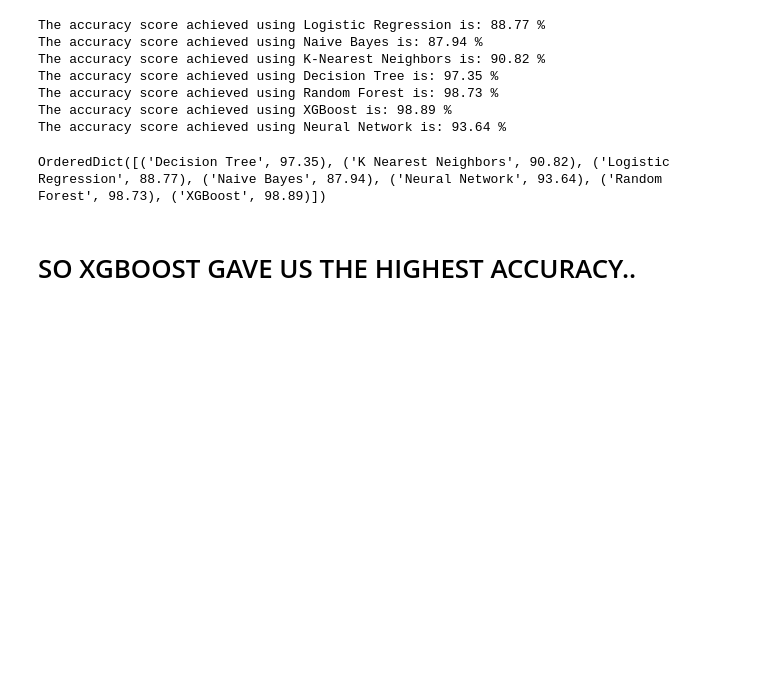
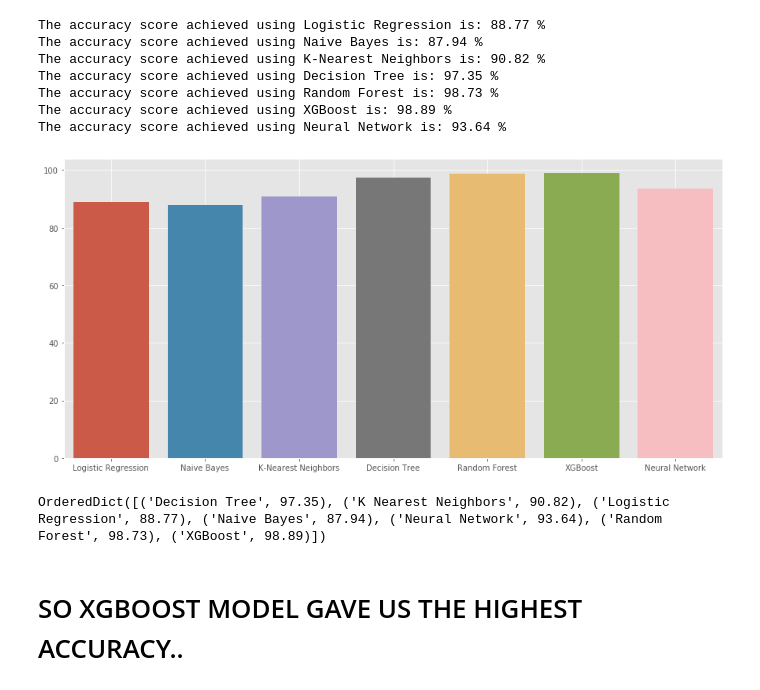
Before and after one commit to Rahul1582/Bank-Loan-Classification, a Jupyter notebook: Bank Loan Classification.ipynb, the cells around one changed output. Cells and saved outputs as stored; diff of their text form; code cells hidden in the pictures; blank space fills up the shorter version.

```diff
--- a/Bank Loan Classification.ipynb
+++ b/Bank Loan Classification.ipynb
@@ -701,6 +740,12 @@ The accuracy score achieved using Decision Tree is: 97.35 %
 The accuracy score achieved using Random Forest is: 98.73 %
 The accuracy score achieved using XGBoost is: 98.89 %
 The accuracy score achieved using Neural Network is: 93.64 %
+# %%
+sns.barplot(x=algorithms,y=scores)
+plt.rcParams['figure.figsize'] = (15, 5)
+plt.grid(True)
+# %% [output]
+[figure, added]
 # %%
 from collections import OrderedDict
 dict = {'Logistic Regression':score_lr,'Naive Bayes':score_nb,'K Nearest Neighbors':score_knn,'Decision Tree':score_dt,'Random Forest':score_rf,'XGBoost':score_xgb,'Neural Network':score_nn}
@@ -709,4 +754,4 @@ print(dict1)
 # %% [output]
 OrderedDict([('Decision Tree', 97.35), ('K Nearest Neighbors', 90.82), ('Logistic Regression', 88.77), ('Naive Bayes', 87.94), ('Neural Network', 93.64), ('Random Forest', 98.73), ('XGBoost', 98.89)])
 # %% [markdown]
-# SO XGBOOST GAVE US THE HIGHEST ACCURACY..
+# SO XGBOOST MODEL GAVE US THE HIGHEST ACCURACY..
```
Also changed, not shown: parts of 16 cells of this notebook.
